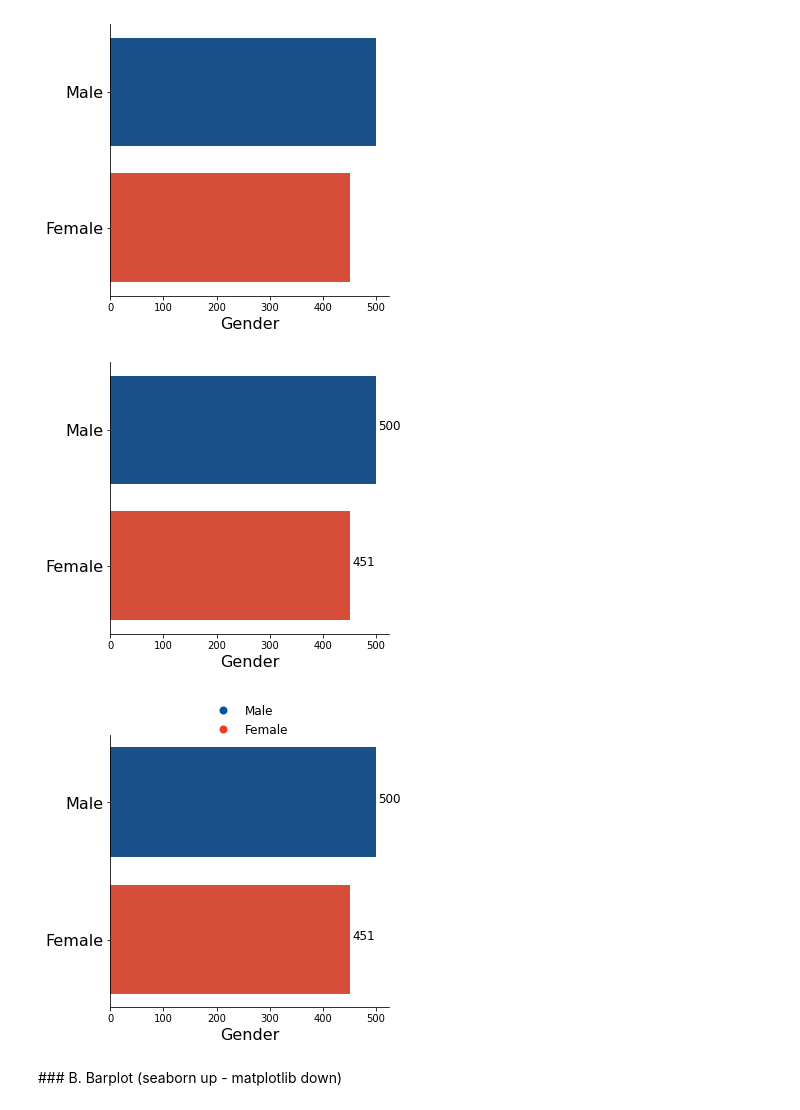
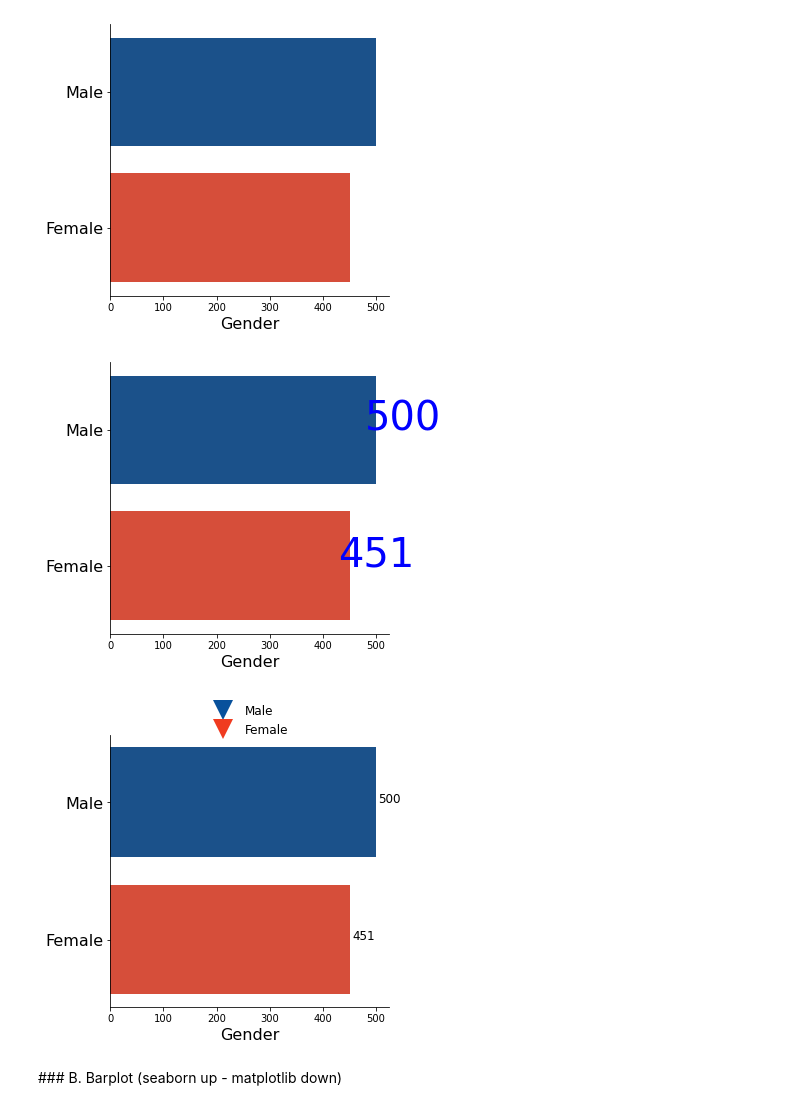
Before and after one commit to pepebonet/Intermediate_Python_BBA, a Jupyter notebook: Class_3/scripts/Code_class_3.ipynb, the cells around one changed output. Drawn from its saved outputs; the diff is of its cells as text; code cells hidden in the pictures.

```diff
--- a/Class_3/scripts/Code_class_3.ipynb
+++ b/Class_3/scripts/Code_class_3.ipynb
@@ -133,26 +145,26 @@ plt.show()
 # %%
 #Start Figure
 fig, ax = plt.subplots(figsize=(5, 5))
 
 #Body of the figure to build and the data to use
 sns.barplot(x=to_plot['gender'], y=to_plot['index'],
            palette=['#08519c', '#f03b20'])
 
 #Change Axes
 ax.set_xlabel("Gender", fontsize=16)
 ax.set_ylabel("", fontsize=16)
 ax.set_yticklabels(['Male', 'Female'], fontsize=16)
 ax.spines['top'].set_visible(False)
 ax.spines['right'].set_visible(False)
 
 # Add Numbers to plot
 for index, row in to_plot.iterrows():
-    ax.text(row.gender + 25, index, row.gender,
-            color='black', ha="center", fontsize=12)
+    ax.text(row.gender + 50, index, row.gender, color='blue', ha="center", fontsize=40)
+
 
 plt.show()
 # %% [output]
-[figure, old version]
+[figure, new version]
 # %%
 #Start Figure
 fig, ax = plt.subplots(figsize=(5, 5))
@@ -177,7 +189,7 @@ for index, row in to_plot.iterrows():
 custom_lines = []
 for el in [('Male', '#08519c'), ('Female', '#f03b20')]:
     custom_lines.append(
-        plt.plot([],[], marker="o", ms=8, ls="", mec='black',
+        plt.plot([],[], marker="v", ms=20, ls="", mec='black',
         mew=0, color=el[1], label=el[0])[0]
     )
 ax.legend(
@@ -188,7 +200,7 @@ ax.legend(
 #Save or show
 plt.show()
 # %% [output]
-[figure, old version]
+[figure, new version]
 # %% [markdown]
 ### B. Barplot (seaborn up - matplotlib down)
 # %%
```
Also changed, not shown: parts of 20 cells of this notebook, 6 other files.
